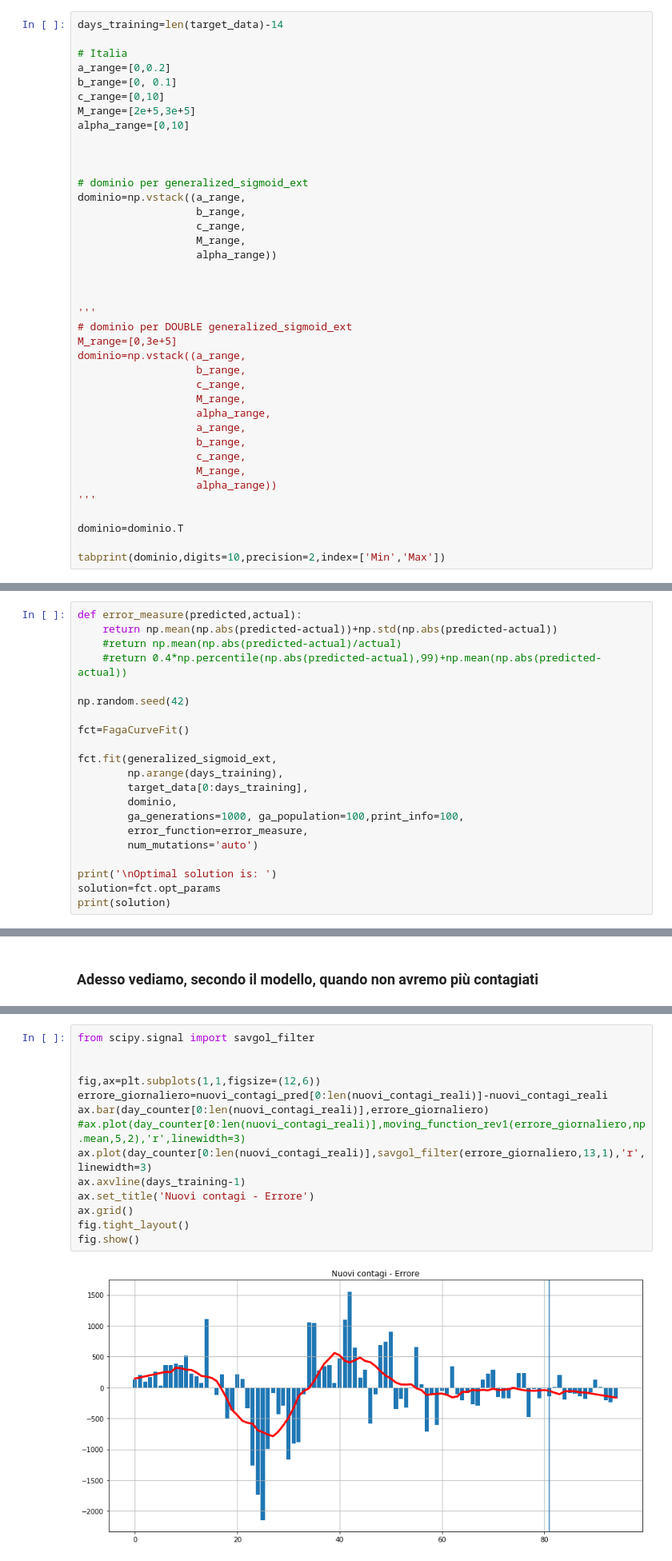
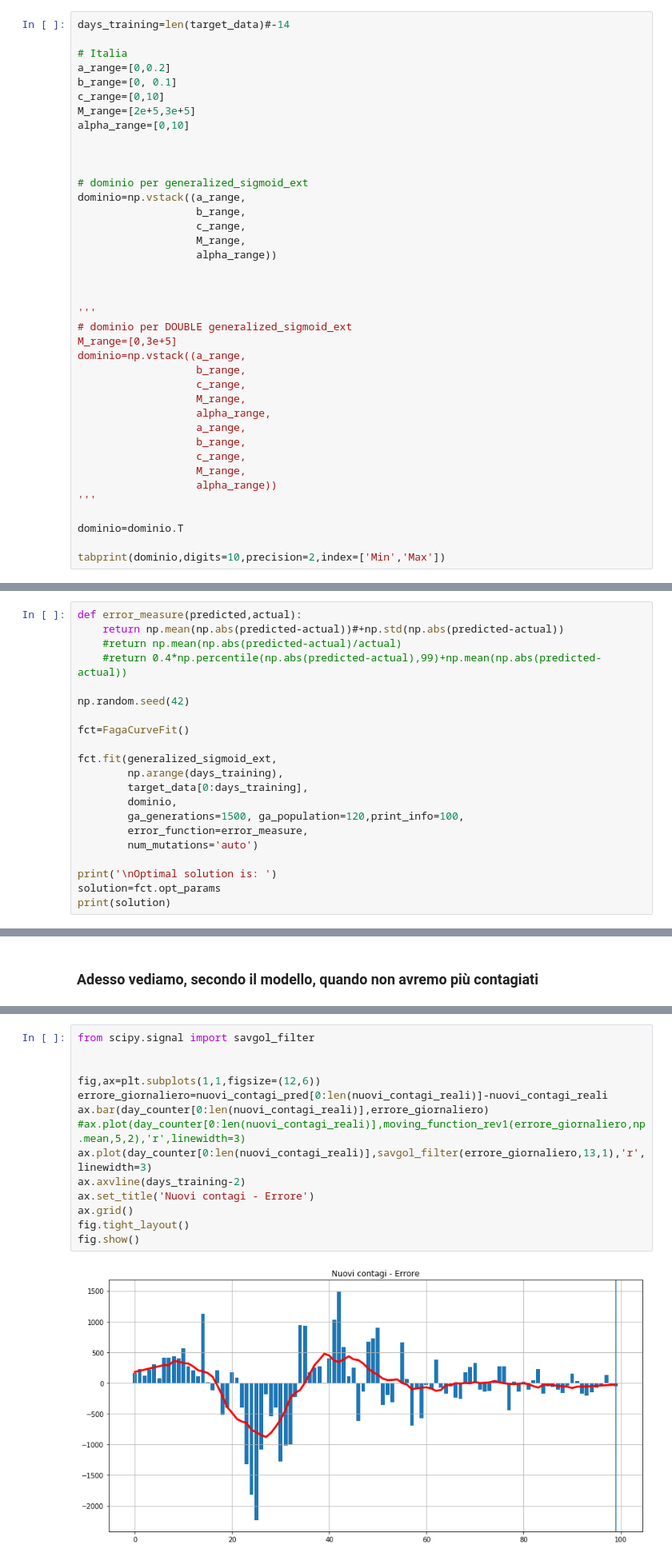
Before and after one commit to taracchi/covid, a Jupyter notebook: proiezione_nuovi_contagi_FCF.ipynb, the cells around one changed output, grey strips where cells are left out. Shown at 80% size. Cells and saved outputs as stored; diff of their text form.

```diff
--- a/proiezione_nuovi_contagi_FCF.ipynb
+++ b/proiezione_nuovi_contagi_FCF.ipynb
@@ -96,7 +86,7 @@ ax.grid()
 
 E' possibile utilizzare solo **parzialmente** i dati per il tuning del modello: tramite il parametro `days_training` si decide quanti giorni usare effettivamente dall'inizio del dataset
 # %%
-days_training=len(target_data)-14
+days_training=len(target_data)#-14
 
 # Italia
 a_range=[0,0.2]
@@ -141,7 +131,7 @@ Min      0.00      0.00      0.00 200000.00      0.00
 Max      0.20      0.10     10.00 300000.00     10.00
 # %%
 def error_measure(predicted,actual):
-    return np.mean(np.abs(predicted-actual))+np.std(np.abs(predicted-actual))
+    return np.mean(np.abs(predicted-actual))#+np.std(np.abs(predicted-actual))
     #return np.mean(np.abs(predicted-actual)/actual)
     #return 0.4*np.percentile(np.abs(predicted-actual),99)+np.mean(np.abs(predicted-actual))
 
@@ -153,7 +143,7 @@ fct.fit(generalized_sigmoid_ext,
         np.arange(days_training),
         target_data[0:days_training],
         dominio,
-        ga_generations=1000, ga_population=100,print_info=100,
+        ga_generations=1500, ga_population=120,print_info=100,
         error_function=error_measure,
         num_mutations='auto')
 
@@ -262,16 +253,16 @@ Soglia:    50   Giorno:  127 [2020-06-30]
 # %%
 from scipy.signal import savgol_filter
 
 
 fig,ax=plt.subplots(1,1,figsize=(12,6))
 errore_giornaliero=nuovi_contagi_pred[0:len(nuovi_contagi_reali)]-nuovi_contagi_reali
 ax.bar(day_counter[0:len(nuovi_contagi_reali)],errore_giornaliero)
 #ax.plot(day_counter[0:len(nuovi_contagi_reali)],moving_function_rev1(errore_giornaliero,np.mean,5,2),'r',linewidth=3)
 ax.plot(day_counter[0:len(nuovi_contagi_reali)],savgol_filter(errore_giornaliero,13,1),'r',linewidth=3)
-ax.axvline(days_training-1)
+ax.axvline(days_training-2)
 ax.set_title('Nuovi contagi - Errore')
 ax.grid()
 fig.tight_layout()
 fig.show()
 # %% [output]
-[figure, old version]
+[figure, new version]
```
Also changed, not shown: parts of 7 cells of this notebook, 5 other files.
